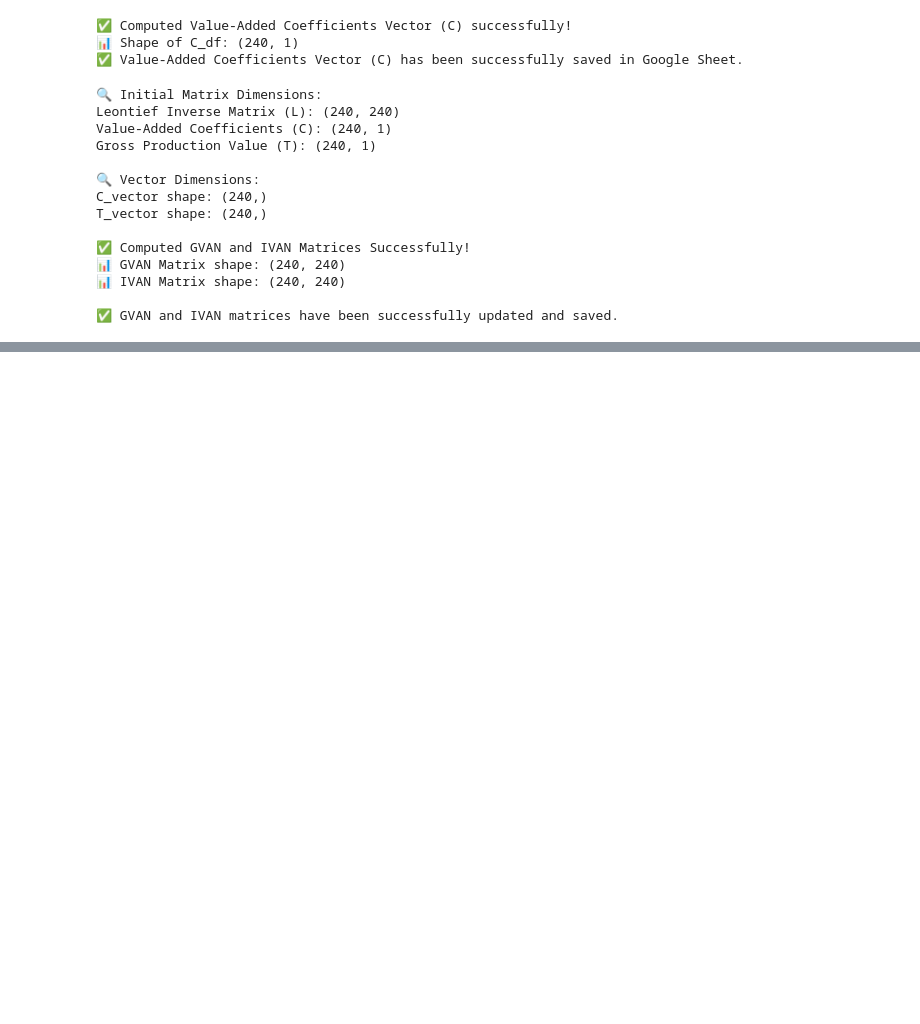
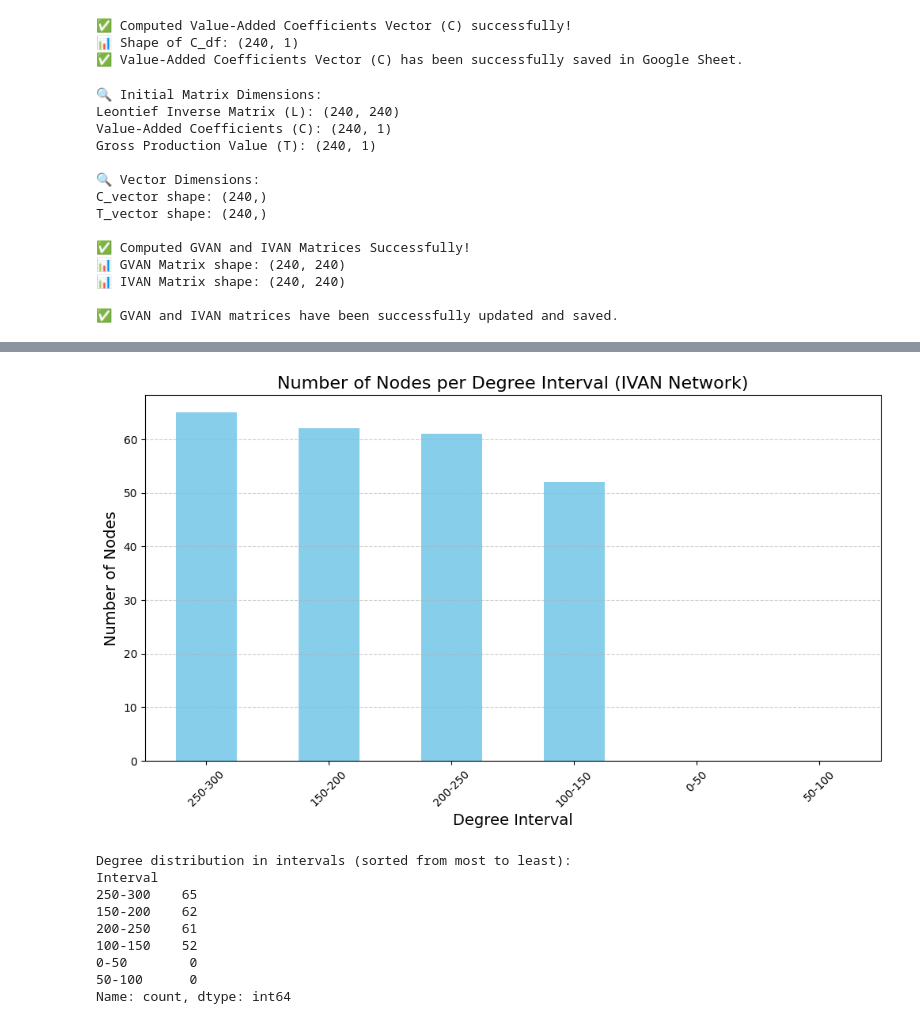
Before and after one commit to erickdiaz3010/tesis-network-analysis, a Jupyter notebook: Thesis_VA_in_CA_Erick.ipynb, the cells around one changed output, grey strips where cells are left out. Cells and saved outputs as stored; diff of their text form; code cells hidden in the pictures; blank space fills up the shorter version.

```diff
--- a/Thesis_VA_in_CA_Erick.ipynb
+++ b/Thesis_VA_in_CA_Erick.ipynb
@@ -1007,0 +717,52 @@ El archivo de Excel ha sido actualizado con el índice de integración corregido
+# %%
+import pandas as pd
+import numpy as np
+import matplotlib.pyplot as plt
+
+# Let's assume you have the degree (connections per node) data in the 'degree_IVAN' variable
+# Simulating the results as an example
+degree_IVAN = {
+    'Sector': [f"Sector_{i}" for i in range(240)],
+    'Number_of_Connections': np.random.randint(100, 300, size=240)  # Generating random degree values between 100 and 300
+}
+
+degree_df = pd.DataFrame(degree_IVAN)
+
+# 🔹 1. Create bins for the degree (connections) in intervals of 50
+bins = np.arange(0, 350, 50)  # Define intervals of 50
+labels = [f"{i}-{i+50}" for i in bins[:-1]]  # Create labels for the intervals
+
+# 🔹 2. Assign each node to a bin based on its number of connections
+degree_df['Interval'] = pd.cut(degree_df['Number_of_Connections'], bins=bins, labels=labels, right=False)
+
+# 🔹 3. Count the number of nodes in each interval
+degree_distribution = degree_df['Interval'].value_counts().sort_values(ascending=False)  # Sort from highest to lowest
+
+# 🔹 4. Plot the degree distribution by intervals
+plt.figure(figsize=(12, 6))
+degree_distribution.plot(kind='bar', color='skyblue')
+
+# 🔹 5. Improve plot aesthetics
+plt.title("Number of Nodes per Degree Interval (IVAN Network)", fontsize=16)
+plt.xlabel("Degree Interval", fontsize=14)
+plt.ylabel("Number of Nodes", fontsize=14)
+plt.xticks(rotation=45)
+plt.grid(axis='y', linestyle='--', alpha=0.6)
+
+# 📊 Show the plot
+plt.show()
+
+# If you want to save the results in a DataFrame:
+print("\nDegree distribution in intervals (sorted from most to least):")
+print(degree_distribution)
+# %% [output]
+[figure, added]
+Degree distribution in intervals (sorted from most to least):
+Interval
+250-300    65
+150-200    62
+200-250    61
+100-150    52
+0-50        0
+50-100      0
+Name: count, dtype: int64
```
Also changed, not shown: parts of 32 cells of this notebook.
